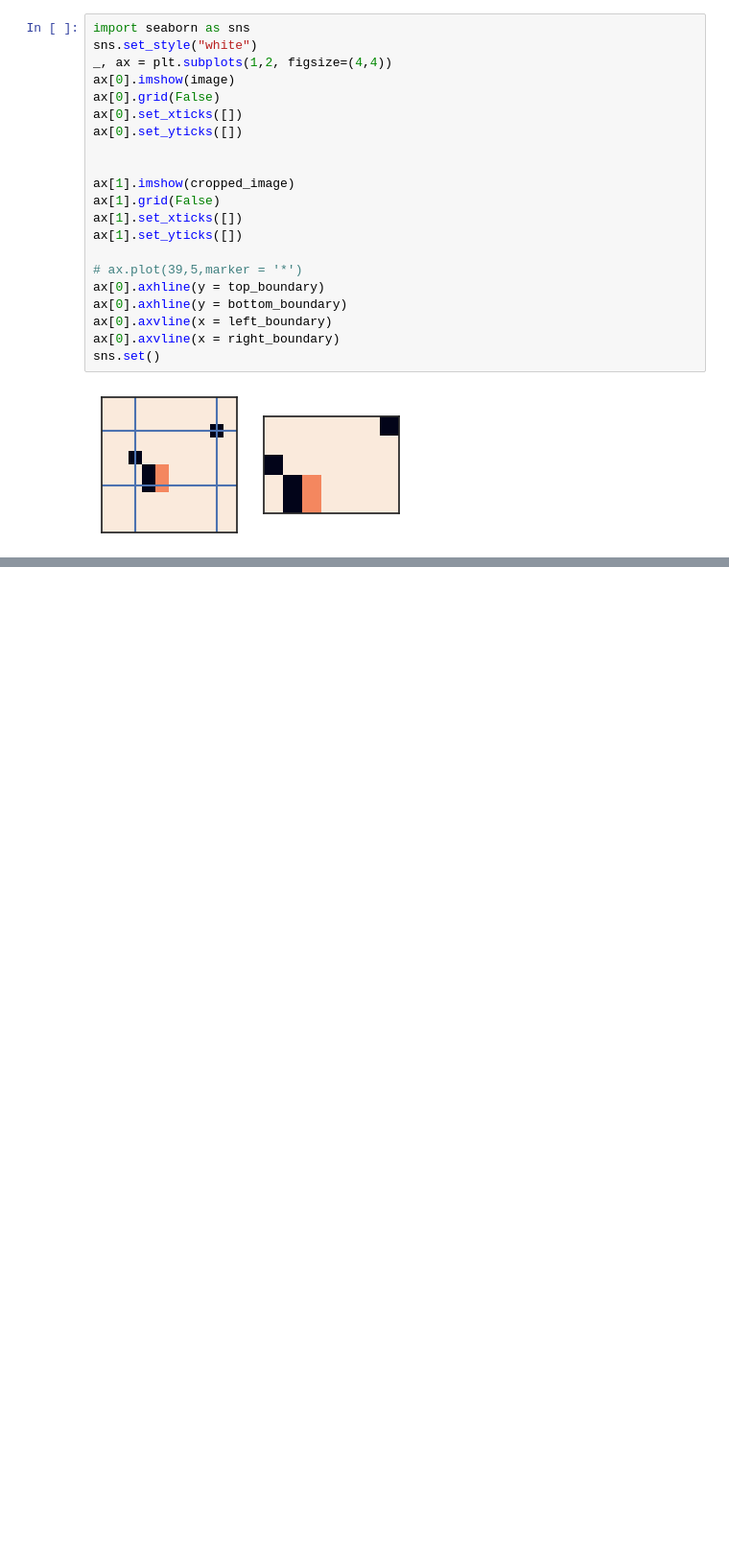
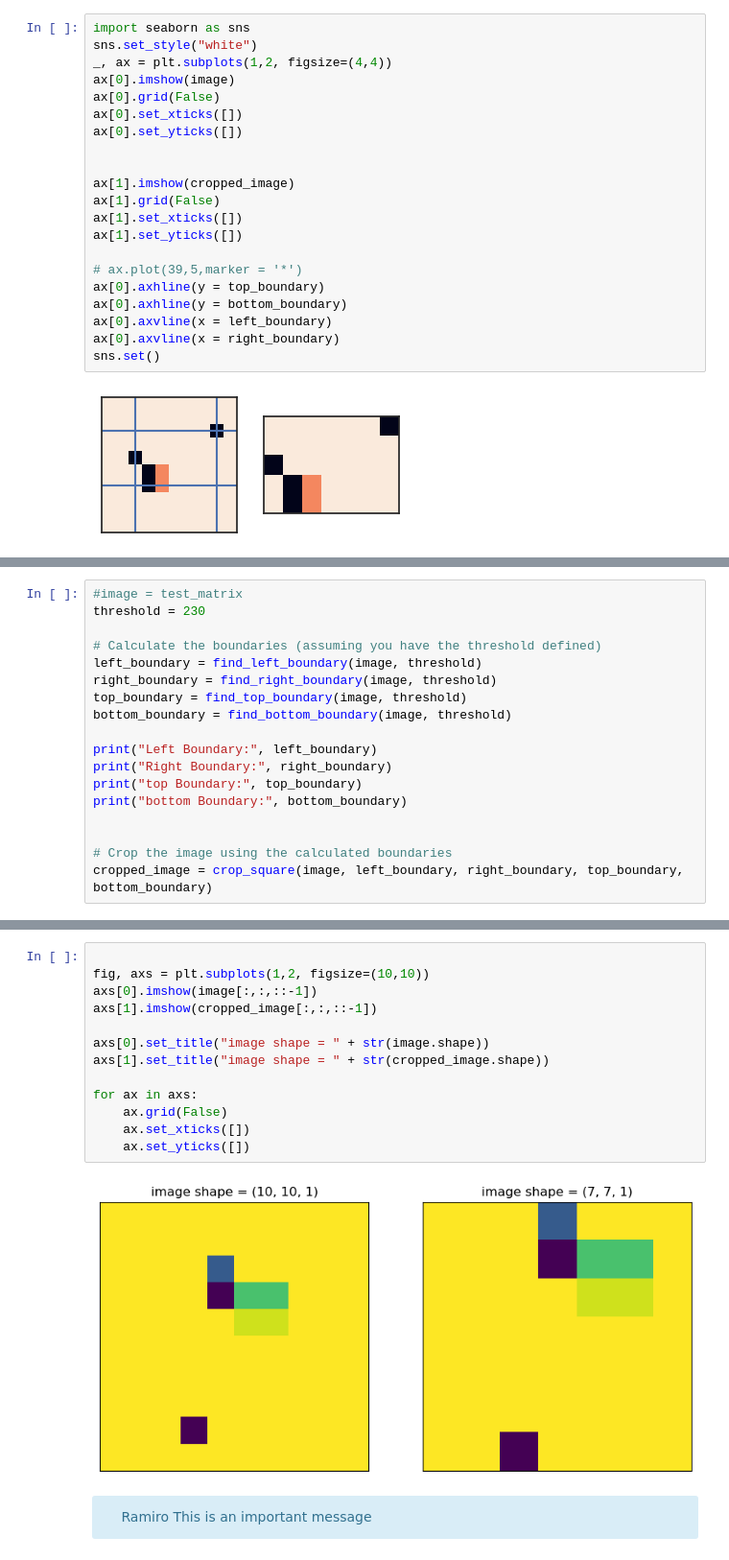
Before and after one commit to RamiroHR/Multimodal-Data-Product-Classification-Model, a Jupyter notebook: Tests_Simple_functions.ipynb, the cells around one changed output, grey strips where cells are left out. Shown at 96% size. Saved outputs shown, nothing was run; the diff lists cells and outputs as text; blank space fills up the shorter version.

Commit message:
Update Tests_Simple_Function file

```diff
--- a/Tests_Simple_functions.ipynb
+++ b/Tests_Simple_functions.ipynb
@@ -165,0 +327,18 @@ sns.set()
+# %%
+#image = test_matrix
+threshold = 230
+
+# Calculate the boundaries (assuming you have the threshold defined)
+left_boundary = find_left_boundary(image, threshold)
+right_boundary = find_right_boundary(image, threshold)
+top_boundary = find_top_boundary(image, threshold)
+bottom_boundary = find_bottom_boundary(image, threshold)
+
+print("Left Boundary:", left_boundary)
+print("Right Boundary:", right_boundary)
+print("top Boundary:", top_boundary)
+print("bottom Boundary:", bottom_boundary)
+
+
+# Crop the image using the calculated boundaries
+cropped_image = crop_square(image, left_boundary, right_boundary, top_boundary, bottom_boundary)
@@ -165,0 +357,20 @@ sns.set()
+# %%
+
+fig, axs = plt.subplots(1,2, figsize=(10,10))
+axs[0].imshow(image[:,:,::-1])
+axs[1].imshow(cropped_image[:,:,::-1])
+
+axs[0].set_title("image shape = " + str(image.shape))
+axs[1].set_title("image shape = " + str(cropped_image.shape))
+
+for ax in axs:
+    ax.grid(False)
+    ax.set_xticks([])
+    ax.set_yticks([])
+# %% [output]
+[figure, added]
+# %% [markdown]
+<div class="alert alert-info">
+<i class="fa fa-info-circle"></i> &emsp;
+    Ramiro This is an important message
+</div>
```
Also changed, not shown: parts of 15 cells of this notebook.
